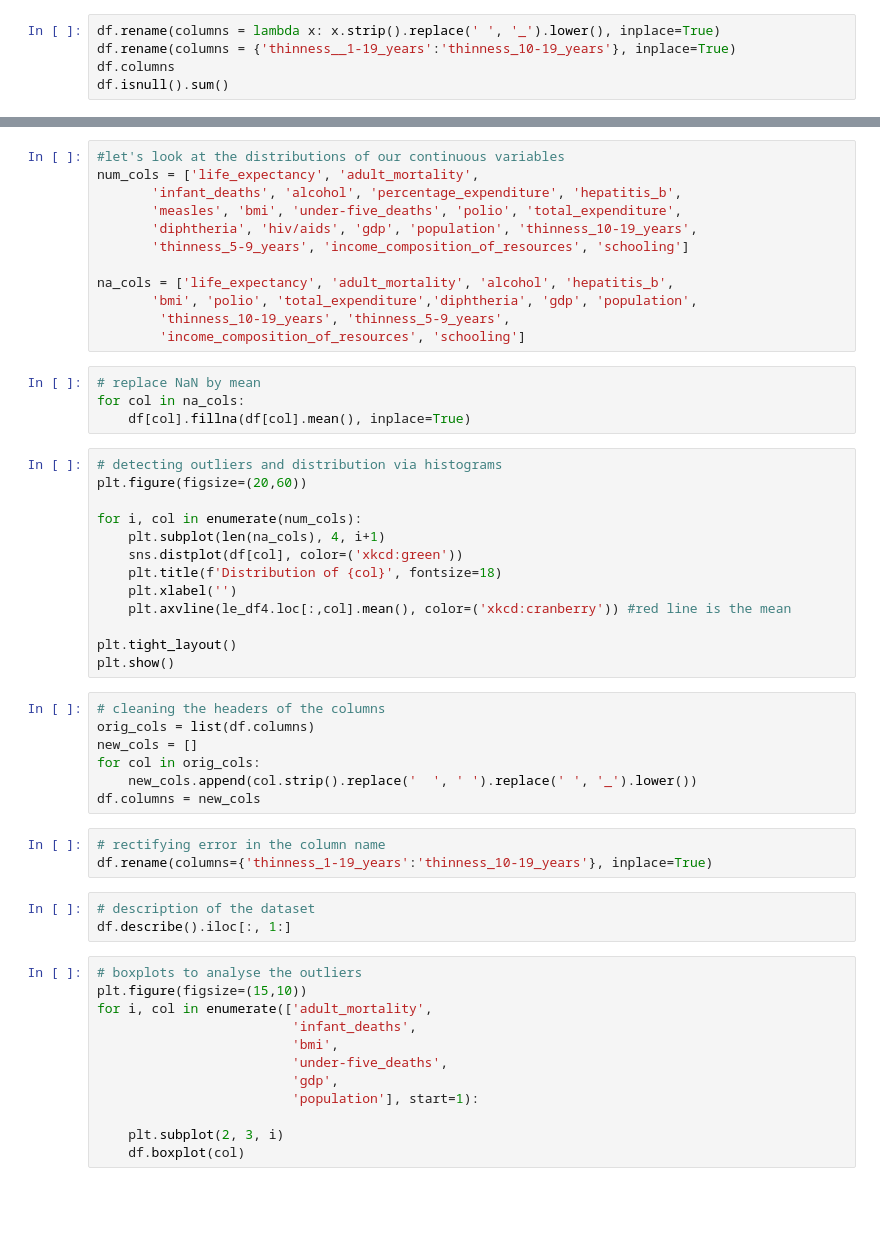
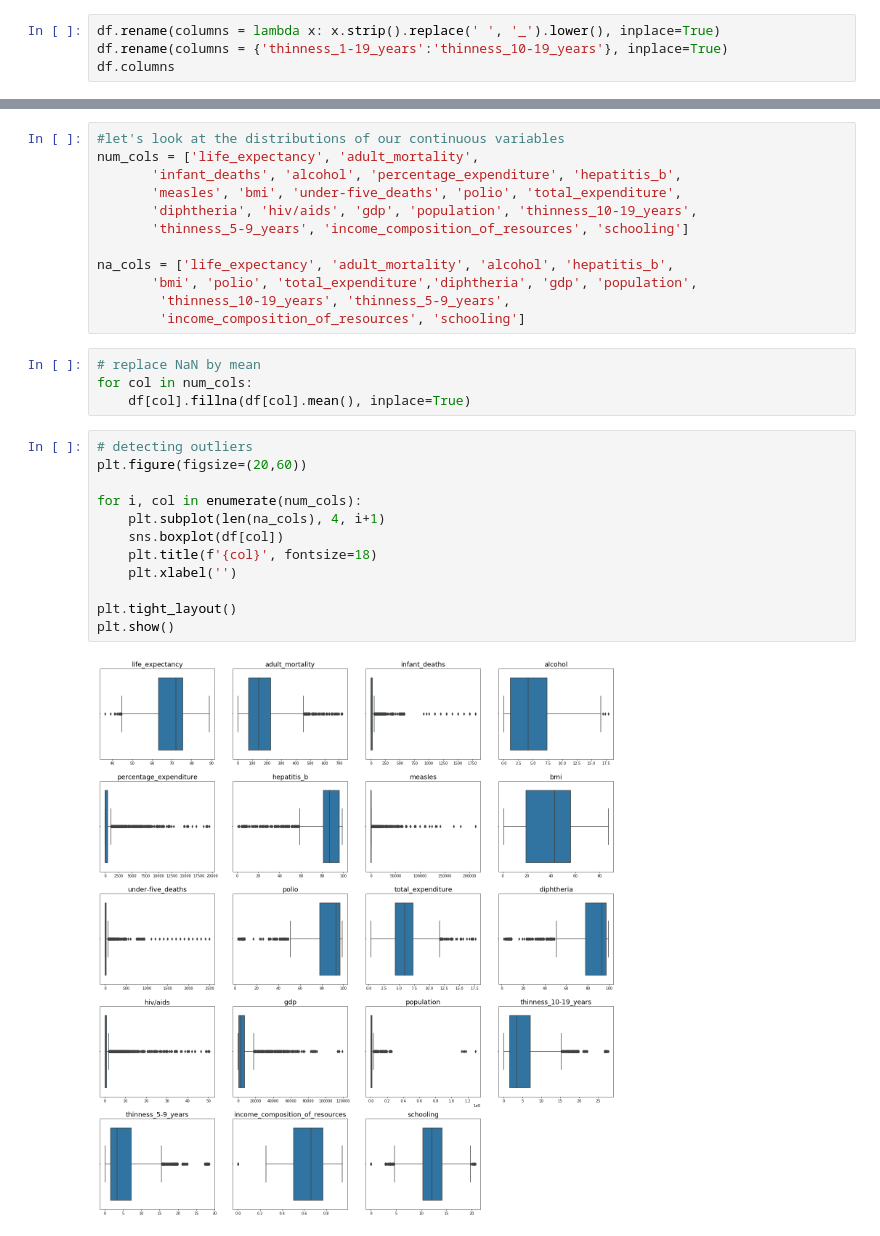
Before and after one commit to mihirm05/Gaussian-Process, a Jupyter notebook: src/DataPreprocessing.ipynb, the cells around one changed output, grey strips where cells are left out. Cells and saved outputs as stored; diff of their text form; blank space fills up the shorter version.

Commit message:
boxplot to visualize outliers

```diff
--- a/src/DataPreprocessing.ipynb
+++ b/src/DataPreprocessing.ipynb
@@ -14,6 +14,5 @@ import os
 df = pd.read_csv('datasets_12603_17232_Life Expectancy Data.csv')
 # %%
 df.rename(columns = lambda x: x.strip().replace(' ', '_').lower(), inplace=True)
-df.rename(columns = {'thinness__1-19_years':'thinness_10-19_years'}, inplace=True)
+df.rename(columns = {'thinness_1-19_years':'thinness_10-19_years'}, inplace=True)
 df.columns
-df.isnull().sum()
@@ -31,43 +57,19 @@ na_cols = ['life_expectancy', 'adult_mortality', 'alcohol', 'hepatitis_b',
         'income_composition_of_resources', 'schooling']
 # %%
 # replace NaN by mean
-for col in na_cols:
+for col in num_cols:
     df[col].fillna(df[col].mean(), inplace=True)
 # %%
-# detecting outliers and distribution via histograms
+# detecting outliers
 plt.figure(figsize=(20,60))
 
 for i, col in enumerate(num_cols):
     plt.subplot(len(na_cols), 4, i+1)
-    sns.distplot(df[col], color=('xkcd:green'))
-    plt.title(f'Distribution of {col}', fontsize=18)
+    sns.boxplot(df[col])
+    plt.title(f'{col}', fontsize=18)
     plt.xlabel('')
-    plt.axvline(le_df4.loc[:,col].mean(), color=('xkcd:cranberry')) #red line is the mean
 
 plt.tight_layout()
 plt.show()
+# %% [output]
+[figure, added]
-# %%
-# cleaning the headers of the columns
-orig_cols = list(df.columns)
-new_cols = []
-for col in orig_cols:
-    new_cols.append(col.strip().replace('  ', ' ').replace(' ', '_').lower())
-df.columns = new_cols
-# %%
-# rectifying error in the column name
-df.rename(columns={'thinness_1-19_years':'thinness_10-19_years'}, inplace=True)
-# %%
-# description of the dataset
-df.describe().iloc[:, 1:]
-# %%
-# boxplots to analyse the outliers
-plt.figure(figsize=(15,10))
-for i, col in enumerate(['adult_mortality',
-                         'infant_deaths',
-                         'bmi',
-                         'under-five_deaths',
-                         'gdp',
-                         'population'], start=1):
-
-    plt.subplot(2, 3, i)
-    df.boxplot(col)
```
Also changed, not shown: parts of 16 cells of this notebook.
